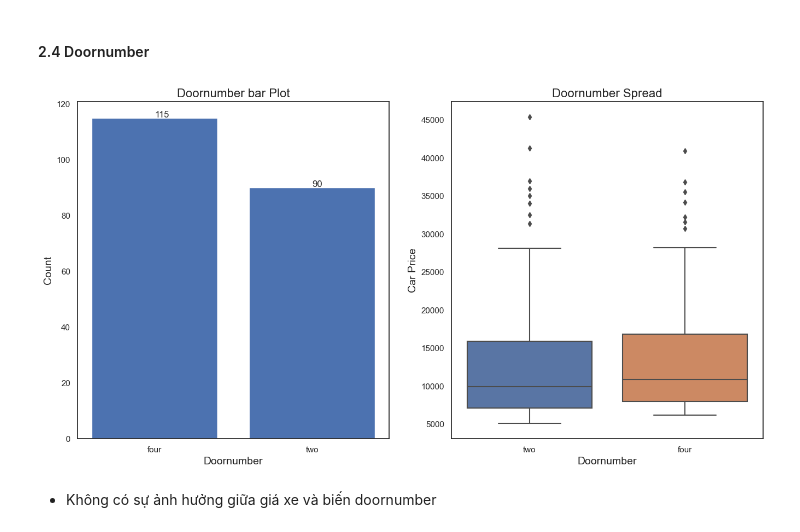
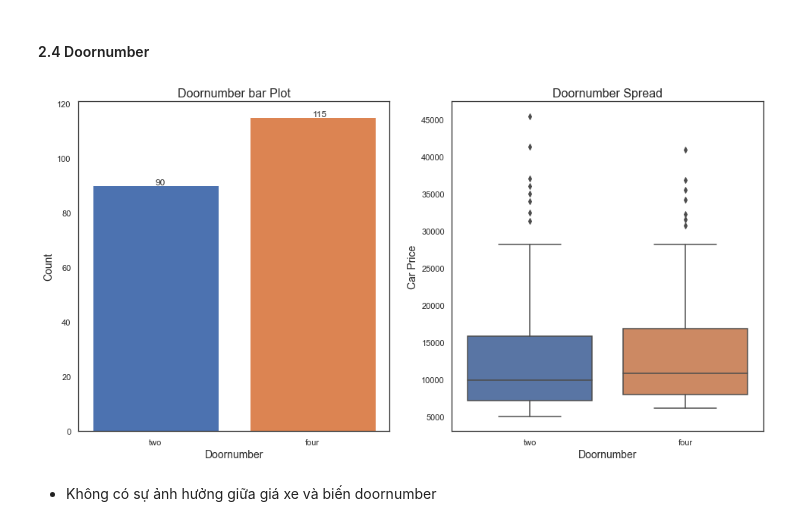
Before and after one commit to BIMSangDQ/BTVN, a Jupyter notebook: CaseStudy/a.ipynb, the cells around one changed output. Cells and saved outputs as stored; diff of their text form; code cells hidden in the pictures.

```diff
--- a/CaseStudy/a.ipynb
+++ b/CaseStudy/a.ipynb
@@ -158,7 +160,7 @@ sns.set_theme(style = 'white')
 plt.figure(figsize=(20,8))
 plt.subplot(1,2,1)
 plt.title('Car Price histogram Plot',fontsize = 16)
-n, bins, patches = plt.hist(cars.price,bins = 14,rwidth = 0.8,align='mid',color = 'darkcyan')
+n, bins, patches = plt.hist(cars.price,bins = 14,rwidth = 0.8,align='mid',color = color_sns[0])
 plt.xticks([i for i in range(5000,47500,2500)],rotation = 45)
 plt.xlabel('Car Price',fontsize = 14)
 plt.ylabel('Count',fontsize = 14)
@@ -168,11 +170,12 @@ for i in range(len(patches)):
     v = patch.get_x()
     plt.text(patch.get_x() + patch.get_width()/2, height, str(int(height)), ha='center', va='bottom')
     if height>20:
-        plt.text(patch.get_x() + patch.get_width()/2, height/2-2, str(int(round(v,0))) + ' USD', ha='center', va='bottom',rotation=90)
+        plt.text(patch.get_x() + patch.get_width()/2, height/2-2, str(int(round(v,0))) + ' USD',
+        ha='center', va='bottom',rotation=90,color='White')
 
 plt.subplot(1,2,2)
 plt.title('Car Price Spread',fontsize = 16)
-sns.boxplot(x=cars.price,color = 'darkcyan')
+sns.boxplot(x=cars.price)
 plt.xticks([i for i in range(5000,47500,2500)],rotation = 45)
 plt.xlabel('Car Price',fontsize = 14)
 plt.show()
@@ -229,8 +232,8 @@ for i in pathcher:
     plt.text(i.get_x()+i.get_width()/2, i.get_height()+0.2,
              str((i.get_height())),
              fontsize = 12)
-plt.plot(list(car_count.keys()),list(di_dict.values()),label = 'diesel',color='r',marker = '*')
-plt.plot(list(car_count.keys()),list(gas_dist.values()),label = 'gas',color='b',marker = '*')
+plt.plot(list(car_count.keys()),list(di_dict.values()),label = 'diesel',color=color_sns[0],marker = '*')
+plt.plot(list(car_count.keys()),list(gas_dist.values()),label = 'gas',color=color_sns[1],marker = '*')
 plt.title('Frequency distribution chart',fontsize = 16)
 plt.xlabel('Company',fontsize = 14)
 plt.xticks(rotation=45)
@@ -239,7 +242,7 @@ plt.legend(fontsize = 14,loc = 'upper right')
 
 plt.subplot(1,2,2)
 carbody_count = cars.carbody.value_counts().to_dict()
-pathcher =plt.bar(list(carbody_count.keys()),list(carbody_count.values()))
+pathcher =plt.bar(list(carbody_count.keys()),list(carbody_count.values()),color = color_sns)
 for i in pathcher:
     print(i)
     plt.text(i.get_x()+i.get_width()/2, i.get_height()+0.2,
@@ -296,7 +301,8 @@ plt.figure(figsize=(25,8))
 plt.subplot(1,3,1)
 plt.title('Symboling bar Plot',fontsize = 16)
 symbol_count = cars.symboling.value_counts().to_dict()
-pathcher =plt.bar(list(symbol_count.keys()),list(symbol_count.values()))
+symbol_count = dict(sorted(symbol_count.items(), key=lambda x: x[0]))
+pathcher =plt.bar(list(symbol_count.keys()),list(symbol_count.values()),color=color_sns)
 for i in pathcher:
     plt.text(i.get_x()+i.get_width()/2, i.get_height()+0.2,
              str((i.get_height())),
@@ -313,8 +319,8 @@ plt.xlabel('Symboling',fontsize = 14)
 plt.ylabel('Car Price',fontsize = 14)
 
 plt.subplot(1,3,3)
-symboling_ser = cars.groupby(['symboling'])['price'].mean().sort_values()
-pathcher = plt.bar(list(symboling_ser.index),list(symboling_ser.values))
+symboling_ser = cars.groupby(['symboling'])['price'].mean()
+pathcher = plt.bar(list(symboling_ser.index),list(symboling_ser.values),color=color_sns)
 for i in pathcher:
     plt.text(i.get_x()+i.get_width()/2-0.3, i.get_height()+0.2,
              str((round(i.get_height(),0))),
@@ -332,12 +338,16 @@ plt.show()
 #### 2.3 enginetype
 # %%
 sns.set_theme(style = 'white')
+
+order=list(cars.enginetype.unique())
 
 plt.figure(figsize=(25,8))
 plt.subplot(1,3,1)
 plt.title('Enginetype bar Plot',fontsize = 16)
 enginetype_count = cars.enginetype.value_counts().to_dict()
-pathcher =plt.bar(list(enginetype_count.keys()),list(enginetype_count.values()))
+enginetype_count = dict(sorted(enginetype_count.items(), key=lambda x: order.index(x[0])))
+print(enginetype_count)
+pathcher =plt.bar(list(enginetype_count.keys()),list(enginetype_count.values()),color=color_sns)
 for i in pathcher:
     plt.text(i.get_x()+i.get_width()/2, i.get_height()+0.2,
              str((i.get_height())),
@@ -353,8 +363,8 @@ plt.xlabel('Enginetype',fontsize = 14)
 plt.ylabel('Car Price',fontsize = 14)
 
 plt.subplot(1,3,3)
-enginetype_ser = cars.groupby(['enginetype'])['price'].mean().sort_values()
-pathcher =plt.bar(list(enginetype_ser.index),list(enginetype_ser.values))
+enginetype_ser = cars.groupby(['enginetype'])['price'].mean()
+pathcher =plt.bar(list(enginetype_ser.index),list(enginetype_ser.values),color=color_sns)
 for i in pathcher:
     plt.text(i.get_x()+i.get_width()/2-0.3, i.get_height()+0.2,
              str((round(i.get_height(),0))),
@@ -375,28 +386,29 @@ plt.show()
 # %%
 sns.set_theme(style = 'white')
 
 plt.figure(figsize=(25,8))
 plt.subplot(1,3,1)
 plt.title('Doornumber bar Plot',fontsize = 16)
 doornumber_count = cars.doornumber.value_counts().to_dict()
-pathcher =plt.bar(list(doornumber_count.keys()),list(doornumber_count.values()))
+doornumber_count = dict(sorted(doornumber_count.items(), key=lambda x: x[0],reverse=True))
+pathcher =plt.bar(list(doornumber_count.keys()),list(doornumber_count.values()),color = color_sns)
 for i in pathcher:
     plt.text(i.get_x()+i.get_width()/2, i.get_height()+0.2,
              str((i.get_height())),
              fontsize = 12)
 plt.xlabel('Doornumber',fontsize = 14)
 plt.ylabel('Count',fontsize = 14)
 
 plt.subplot(1,3,2)
 plt.title('Doornumber Spread',fontsize = 16)
 sns.boxplot(x=cars.doornumber,y=cars.price)
 plt.yticks([i for i in range(5000,47500,5000)])
 plt.xlabel('Doornumber',fontsize = 14)
 plt.ylabel('Car Price',fontsize = 14)
 
 plt.show()
 # %% [output]
-[figure, old version]
+[figure, new version]
 # %% [markdown]
 - Không có sự ảnh hưởng giữa giá xe và biến doornumber
 # %% [markdown]
```
Also changed, not shown: parts of 17 cells of this notebook.
